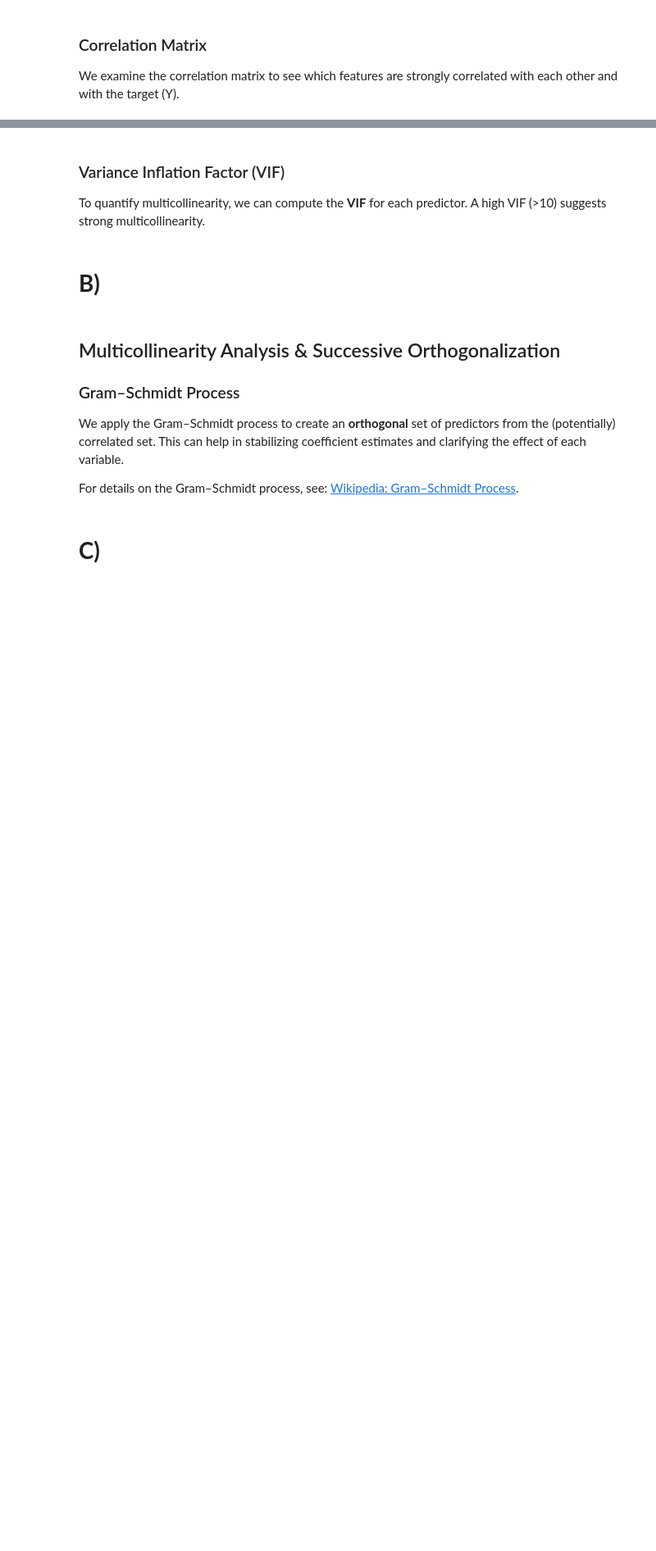
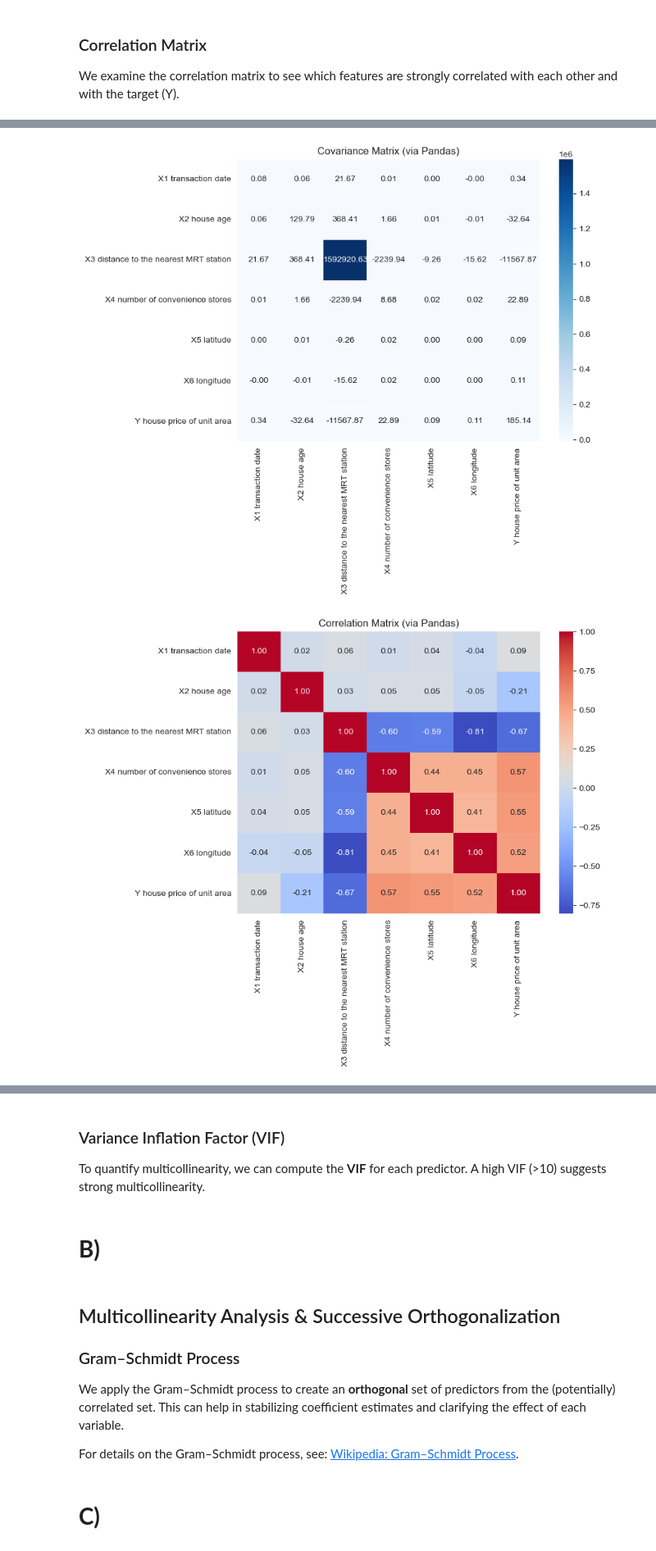
Before and after one commit to mohamd7ali/ML, a Jupyter notebook: real_estate.ipynb, the cells around one changed output, grey strips where cells are left out. Shown at 82% size. Saved outputs shown, nothing was run; the diff lists cells and outputs as text; code cells hidden in the pictures; blank space fills up the shorter version.

```diff
--- a/real_estate.ipynb
+++ b/real_estate.ipynb
@@ -259,0 +304,43 @@ else:
+# %%
+import numpy as np
+import pandas as pd
+import matplotlib.pyplot as plt
+import seaborn as sns
+
+# Suppose your numeric columns are in numeric_columns (including "Y house price of unit area").
+# Ensure df is your DataFrame.
+
+# 1) Extract the numeric data as a NumPy array
+X = df[numeric_columns].values  # shape: (n_samples, n_features)
+
+# 2) Compute the covariance matrix using pandas for comparison (alternative to manual approach)
+cov_matrix_df = df[numeric_columns].cov()
+cov_matrix = cov_matrix_df.values  # Convert to NumPy array
+
+# 3) Visualize the covariance matrix
+plt.figure(figsize=(8, 6))
+sns.heatmap(cov_matrix_df, annot=True, cmap="Blues", fmt=".2f", xticklabels=numeric_columns, yticklabels=numeric_columns)
+plt.title("Covariance Matrix (via Pandas)")
+plt.show()
+
+# 4) Compute the correlation matrix using pandas (alternative to manual correlation)
+corr_matrix_df = df[numeric_columns].corr()
+corr_matrix = corr_matrix_df.values  # Convert to NumPy array
+
+# 5) Visualize the correlation matrix
+plt.figure(figsize=(8, 6))
+sns.heatmap(corr_matrix_df, annot=True, cmap="coolwarm", fmt=".2f", xticklabels=numeric_columns, yticklabels=numeric_columns)
+plt.title("Correlation Matrix (via Pandas)")
+plt.show()
+
+# 6) Show the strongest correlations with "Y house price of unit area"
+y_col = "Y house price of unit area"
+if y_col in numeric_columns:
+    corr_with_y = corr_matrix_df[y_col].drop(y_col).sort_values(ascending=False)
+    print("Strongest correlations with 'Y house price of unit area':")
+    print(corr_with_y)
+else:
+    print(f"Column '{y_col}' not found in numeric_columns.")
+# %% [output]
+[figure, added]
+[figure, added]
```
Also changed, not shown: parts of 2 cells of this notebook.
